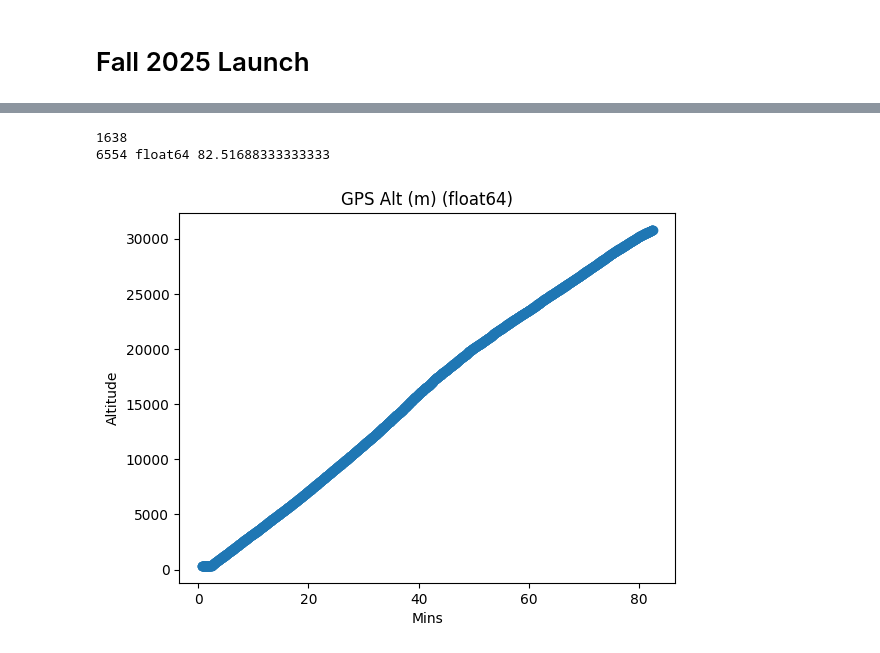
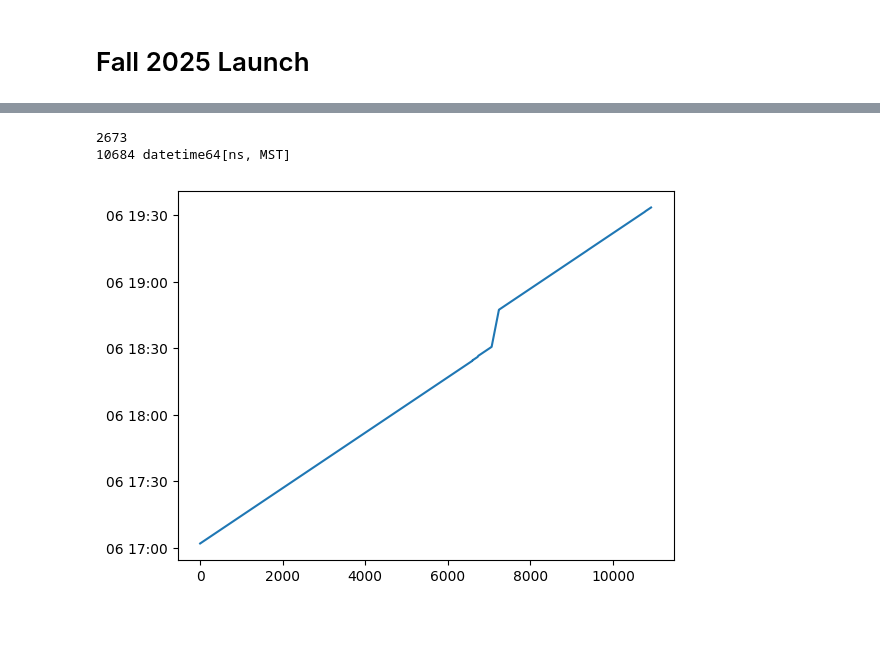
Before and after one commit to ASU-ASCEND/Fall-2025, a Jupyter notebook: DataProcessing/Fall2025.ipynb, the cells around one changed output, grey strips where cells are left out. Saved outputs shown, nothing was run; the diff lists cells and outputs as text; code cells hidden in the pictures; blank space fills up the shorter version.

Commit message:
more data processing and created basic graphs

```diff
--- a/DataProcessing/Fall2025.ipynb
+++ b/DataProcessing/Fall2025.ipynb
@@ -11,14 +11,14 @@ from metpy.plots import SkewT
 from metpy.units import units
 import datetime
 
-# plt.rcParams.update({
-#     "figure.facecolor": (1,1,1,1),
-#     "axes.facecolor": (1,1,1,1),
-#     "savefig.facecolor": (1,1,1,1),
-# })
+plt.rcParams.update({
+    "figure.facecolor": (1,1,1,1),
+    "axes.facecolor": (1,1,1,1),
+    "savefig.facecolor": (1,1,1,1),
+})
 # %%
 # get data
-df = pd.read_csv(os.path.join("data", "RAWDATA1.csv"), skiprows=range(1,49))
+df = pd.read_csv(os.path.join("data", "merged_output.csv"), skiprows=range(1,49))
 
 graph_folder = "Fall2025Graphs"
 # %%
@@ -74,15 +125,13 @@ df["GPS Alt (m)"] = df['MTK3339 Altitude'] / 1000
 # %%
-print(df["GPS Alt (m)"].count())
-print(df["Mins"].count(), df["Mins"].dtype, max(df["Mins"]))
-plt.scatter(df["Mins"], df["GPS Alt (m)"])
-plt.title("GPS Alt (m)" + f" ({df['GPS Alt (m)'].dtype})")
-plt.ylabel("Altitude")
-plt.xlabel("Mins")
+print(clean_df["GPS Alt (m)"].count())
+print(clean_df["Timestamp"].count(), clean_df["Timestamp"].dtype)
+clean_df["Timestamp"].plot.line()
+
 plt.show()
 # %% [output]
-1638
-6554 float64 82.51688333333333
+2673
+10684 datetime64[ns, MST]
-[figure, old version]
+[figure, new version]
 # %%
 target_cols = [
     "INA260 Current (mA)",
```
Also changed, not shown: parts of 3 cells of this notebook, 14 other files.
